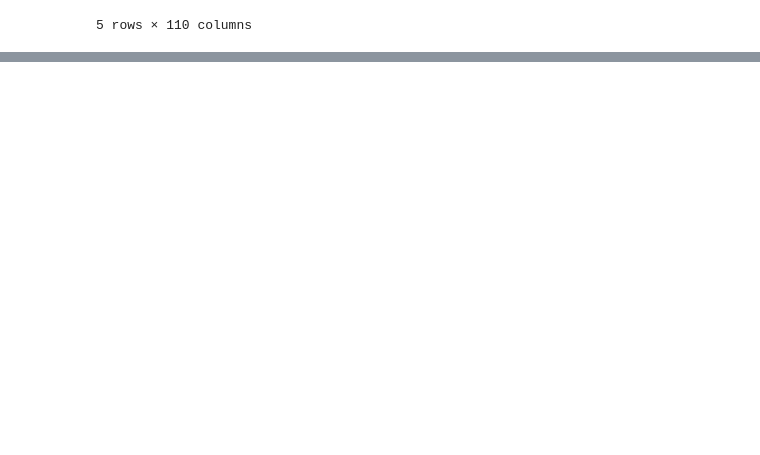
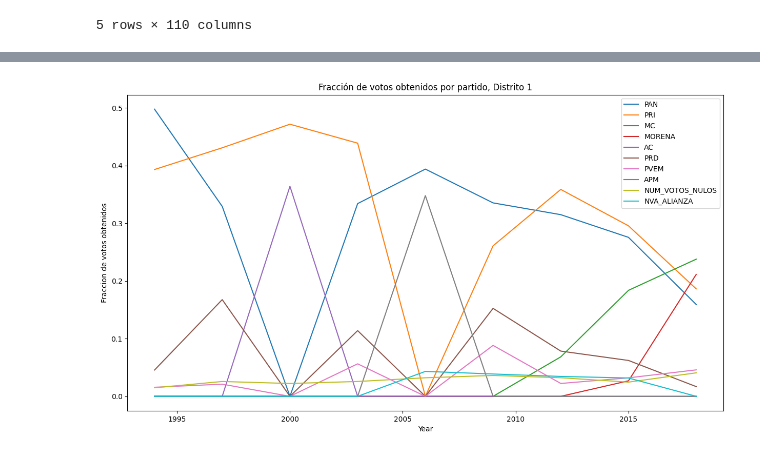
Before and after one commit to harogl/data_science_Santander, a Jupyter notebook: Analisis_diputados_MR.ipynb, the cells around one changed output, grey strips where cells are left out. Drawn from its saved outputs; the diff is of its cells as text; code cells hidden in the pictures; blank space fills up the shorter version.

```diff
--- a/Analisis_diputados_MR.ipynb
+++ b/Analisis_diputados_MR.ipynb
@@ -505,0 +486,12 @@ dtype: float64
+# %%
+# En la gráfica antererior podemos apreciar que el total de votos han aumentado en fucnion del tiempo en cada uno de los Distritos
+# Para analizar más profundamente a cada Distrito podriamos analizar la distritubución de los votos en cada unos de los partidos en los diferentes Distritos
+# Haremos multiples tablas pivot de los partido
+
+name_piv_distrito_jalisco_partidos = []
+for partido in list(top_10_jalisco):
+     name_piv_distrito_jalisco_partidos.append(f'pivot_{partido}')
+print(name_piv_distrito_jalisco_partidos)
+
+# NOTA. planeaba elaborar varias tablas pivot individuales, pero al final opte por hacer diccionarios, lo cual esta mejor, por lo que no necesote
+# la variable "name_piv_distrito_jalisco_partidos"
@@ -505,0 +550,8 @@ dtype: float64
+# %%
+# Para analizar el impacto de los votos obtenidos en cada partido, podemos normalizar la información en función de los votos totales
+# de cada distrito con la tabla pivot "piv_distrito_jalisco".
+
+tablas_pivote_jalisco_distrito_norm = {}
+for partido in top_10_jalisco:
+    tablas_pivote_jalisco_distrito_norm[partido] = tablas_pivote_jalisco_distrito[partido] / piv_distrito_jalisco
+tablas_pivote_jalisco_distrito_norm['PRI']
@@ -505,0 +584,16 @@ dtype: float64
+# %%
+# Ahora podemos gráficar el impacto de cada partido en los diferentes distritos y en los diferentes periodos
+
+leyendas = []
+distrito = 1     # Distrito a analizar
+plt.figure(figsize = (15, 8))
+for partido in top_10_jalisco:
+    plt.plot(tablas_pivote_jalisco_distrito_norm[partido].index, tablas_pivote_jalisco_distrito_norm[partido][distrito])
+    leyendas.append(partido)
+plt.xlabel('Year')
+plt.ylabel('Fraccion de votos obtenidos')
+plt.title(f'Fracción de votos obtenidos por partido, Distrito {str(distrito)}')
+plt.legend(leyendas)
+plt.show()
+# %% [output]
+[figure, added]
```
Also changed, not shown: parts of 16 cells of this notebook.
